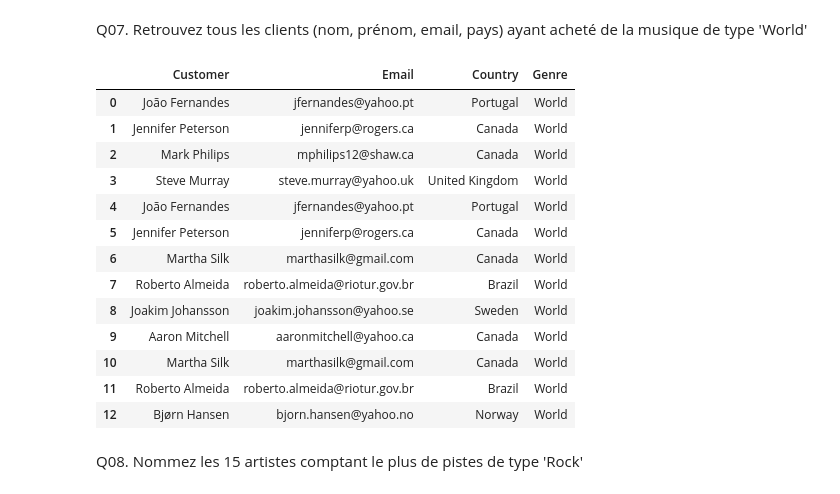
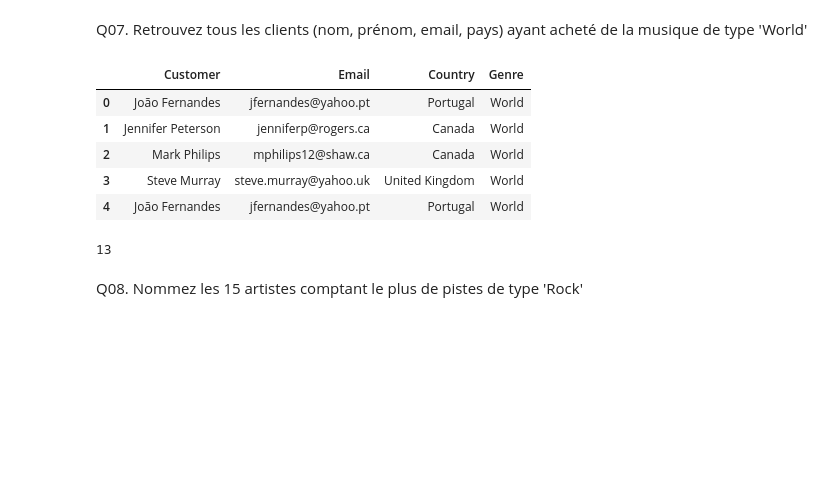
Before and after one commit to maypel/brief_chinook_digital, a Jupyter notebook: p1-exploration.ipynb, the cells around one changed output. Drawn from its saved outputs; the diff is of its cells as text; code cells hidden in the pictures; blank space fills up the shorter version.

```diff
--- a/p1-exploration.ipynb
+++ b/p1-exploration.ipynb
@@ -202,22 +201,18 @@ INNER JOIN genres g2 ON t2.GenreId = g2.GenreId
 WHERE g2.Name = 'World'"""
 # %%
 results = pd.read_sql_query(query, conn)
-results
+results.head(5)
 # %% [output]
 |  | Customer | Email | Country | Genre |
 | 0 | João Fernandes | jfernandes@yahoo.pt | Portugal | World |
 | 1 | Jennifer Peterson | jenniferp@rogers.ca | Canada | World |
 | 2 | Mark Philips | mphilips12@shaw.ca | Canada | World |
 | 3 | Steve Murray | steve.murray@yahoo.uk | United Kingdom | World |
 | 4 | João Fernandes | jfernandes@yahoo.pt | Portugal | World |
-| 5 | Jennifer Peterson | jenniferp@rogers.ca | Canada | World |
-| 6 | Martha Silk | marthasilk@gmail.com | Canada | World |
-| 7 | Roberto Almeida | roberto.almeida@riotur.gov.br | Brazil | World |
-| 8 | Joakim Johansson | joakim.johansson@yahoo.se | Sweden | World |
-| 9 | Aaron Mitchell | aaronmitchell@yahoo.ca | Canada | World |
-| 10 | Martha Silk | marthasilk@gmail.com | Canada | World |
-| 11 | Roberto Almeida | roberto.almeida@riotur.gov.br | Brazil | World |
-| 12 | Bjørn Hansen | bjorn.hansen@yahoo.no | Norway | World |
+# %%
+len(results)
+# %% [output]
+13
 # %% [markdown]
 Q08. Nommez les 15 artistes comptant le plus de pistes de type 'Rock'
 # %%
```
Also changed, not shown: parts of 28 cells of this notebook, 5 other files.
